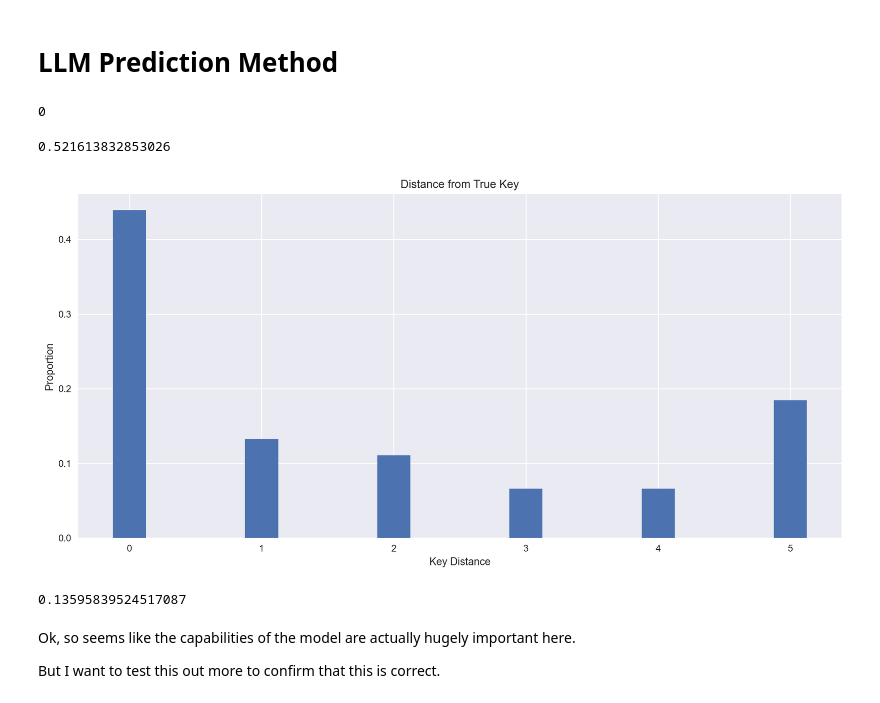
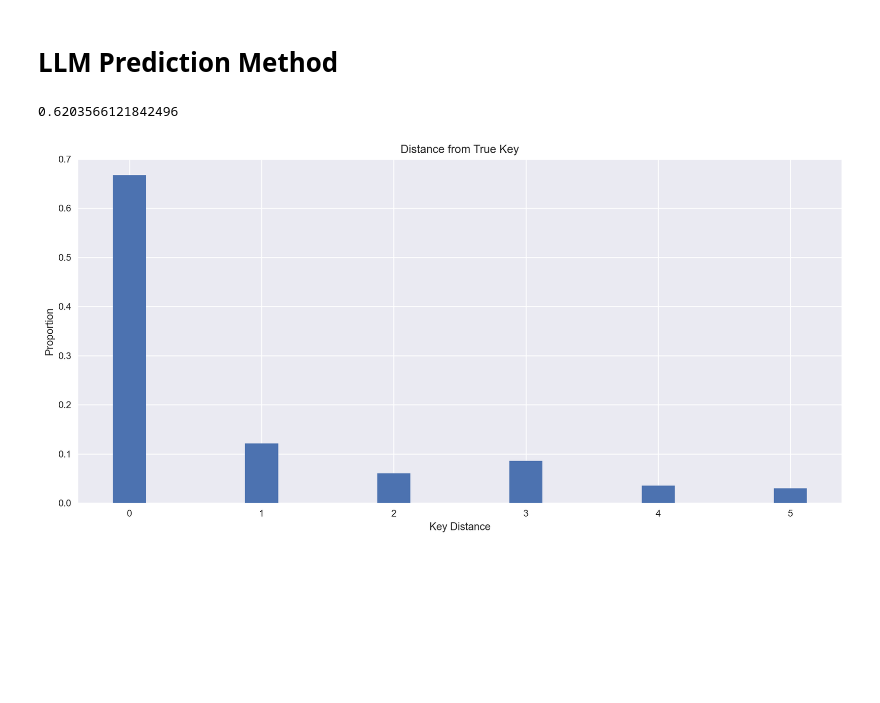
Before and after one commit to jeffgord/llm-key-estimation, a Jupyter notebook: evaluation/eval.ipynb, the cells around one changed output. Cells and saved outputs as stored; diff of their text form; code cells hidden in the pictures; blank space fills up the shorter version.

Commit message:
Revert back to gemini 3.1 flash lite. Turns out I just messed up the analysis.

```diff
--- a/evaluation/eval.ipynb
+++ b/evaluation/eval.ipynb
@@ -162,33 +162,16 @@ plot_key_distance_distribution(allconv_keys, actual_keys)
 [figure]
 # %% [markdown]
 # LLM Prediction Method
-# %%
-print(llm_df["key"].isna().sum())  # how many blank keys
-# %% [output]
-0
-# %%
-llm_df = pd.read_csv("../method/llm-predictions.csv")
-completed_track_ids = llm_df["track_id"].tolist()
-llm_keys_dict = dict(zip(llm_df["track_id"], llm_df["key"]))
-llm_keys = [normalize_key(llm_keys_dict[tid]) for tid in completed_track_ids]
-actual_keys_for_llm = [normalize_key(actual_keys_dict[tid]) for tid in completed_track_ids]
-accuracy_score(actual_keys_for_llm, llm_keys)
-# %% [output]
-0.521613832853026
+# %%
+llm_df = pd.read_csv("../method/llm-predictions.csv")
+completed_track_ids = llm_df["track_id"].tolist()
+llm_keys_dict = dict(zip(llm_df["track_id"], llm_df["key"]))
+llm_keys = [normalize_key(llm_keys_dict[tid]) for tid in completed_track_ids]
+actual_keys_filtered = [normalize_key(actual_keys_dict[tid]) for tid in completed_track_ids]
+accuracy_score(actual_keys_filtered, llm_keys)
+# %% [output]
+0.6203566121842496
 # %%
-plot_key_distance_distribution(llm_keys, actual_keys_for_llm)
+plot_key_distance_distribution(llm_keys, actual_keys_filtered)
 # %% [output]
-[figure, old version]
+[figure, new version]
-# %%
-llm_df = pd.read_csv("../method/llm-predictions-gemini-3.1-flash-lite.csv")
-completed_track_ids = llm_df["track_id"].tolist()
-llm_keys_dict = dict(zip(llm_df["track_id"], llm_df["key"]))
-llm_keys = [normalize_key(llm_keys_dict[tid]) for tid in track_ids if tid in completed_track_ids]
-actual_keys_for_llm = [normalize_key(actual_keys_dict[tid]) for tid in completed_track_ids]
-accuracy_score(actual_keys_for_llm, llm_keys)
-# %% [output]
-0.13595839524517087
-# %% [markdown]
-Ok, so seems like the capabilities of the model are actually hugely important here.
-
-But I want to test this out more to confirm that this is correct.
```
Also changed, not shown: 9 other files.
